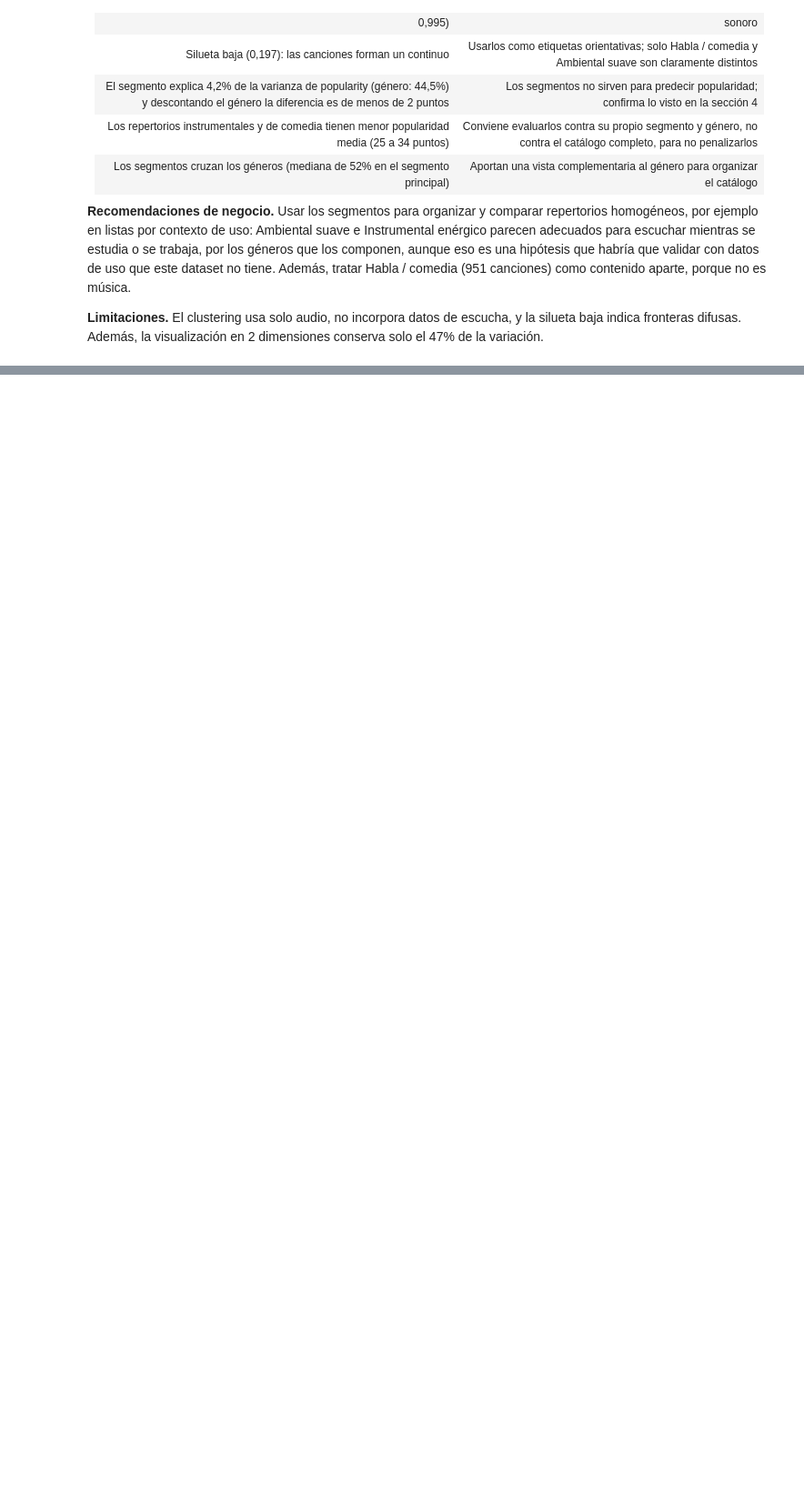
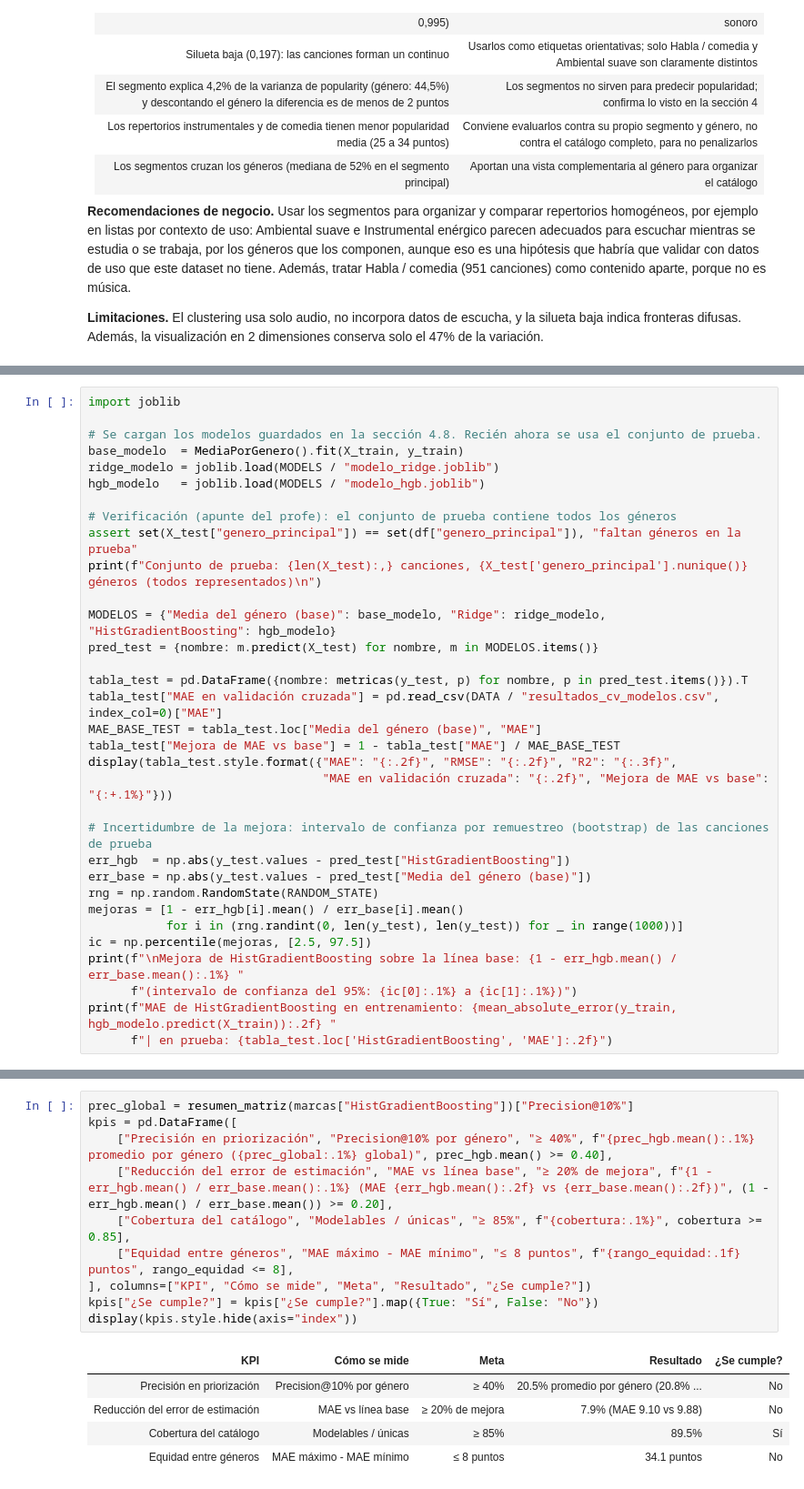
Before and after one commit to JeanBiza/ep-ml-spotify, a Jupyter notebook: notebook/EP2_ML.ipynb, the cells around one changed output, grey strips where cells are left out. Shown at 91% size. Cells and saved outputs as stored; diff of their text form; blank space fills up the shorter version.

```diff
--- a/notebook/EP2_ML.ipynb
+++ b/notebook/EP2_ML.ipynb
@@ -1228,0 +1241,33 @@ La **nitidez**, en cambio, es limitada. La silueta promedio (0,197) es baja y po
+# %%
+import joblib
+
+# Se cargan los modelos guardados en la sección 4.8. Recién ahora se usa el conjunto de prueba.
+base_modelo  = MediaPorGenero().fit(X_train, y_train)
+ridge_modelo = joblib.load(MODELS / "modelo_ridge.joblib")
+hgb_modelo   = joblib.load(MODELS / "modelo_hgb.joblib")
+
+# Verificación (apunte del profe): el conjunto de prueba contiene todos los géneros
+assert set(X_test["genero_principal"]) == set(df["genero_principal"]), "faltan géneros en la prueba"
+print(f"Conjunto de prueba: {len(X_test):,} canciones, {X_test['genero_principal'].nunique()} géneros (todos representados)\n")
+
+MODELOS = {"Media del género (base)": base_modelo, "Ridge": ridge_modelo, "HistGradientBoosting": hgb_modelo}
+pred_test = {nombre: m.predict(X_test) for nombre, m in MODELOS.items()}
+
+tabla_test = pd.DataFrame({nombre: metricas(y_test, p) for nombre, p in pred_test.items()}).T
+tabla_test["MAE en validación cruzada"] = pd.read_csv(DATA / "resultados_cv_modelos.csv", index_col=0)["MAE"]
+MAE_BASE_TEST = tabla_test.loc["Media del género (base)", "MAE"]
+tabla_test["Mejora de MAE vs base"] = 1 - tabla_test["MAE"] / MAE_BASE_TEST
+display(tabla_test.style.format({"MAE": "{:.2f}", "RMSE": "{:.2f}", "R2": "{:.3f}",
+                                 "MAE en validación cruzada": "{:.2f}", "Mejora de MAE vs base": "{:+.1%}"}))
+
+# Incertidumbre de la mejora: intervalo de confianza por remuestreo (bootstrap) de las canciones de prueba
+err_hgb  = np.abs(y_test.values - pred_test["HistGradientBoosting"])
+err_base = np.abs(y_test.values - pred_test["Media del género (base)"])
+rng = np.random.RandomState(RANDOM_STATE)
+mejoras = [1 - err_hgb[i].mean() / err_base[i].mean()
+           for i in (rng.randint(0, len(y_test), len(y_test)) for _ in range(1000))]
+ic = np.percentile(mejoras, [2.5, 97.5])
+print(f"\nMejora de HistGradientBoosting sobre la línea base: {1 - err_hgb.mean() / err_base.mean():.1%} "
+      f"(intervalo de confianza del 95%: {ic[0]:.1%} a {ic[1]:.1%})")
+print(f"MAE de HistGradientBoosting en entrenamiento: {mean_absolute_error(y_train, hgb_modelo.predict(X_train)):.2f} "
+      f"| en prueba: {tabla_test.loc['HistGradientBoosting', 'MAE']:.2f}")
@@ -1228,0 +1476,16 @@ La **nitidez**, en cambio, es limitada. La silueta promedio (0,197) es baja y po
+# %%
+prec_global = resumen_matriz(marcas["HistGradientBoosting"])["Precision@10%"]
+kpis = pd.DataFrame([
+    ["Precisión en priorización", "Precision@10% por género", "≥ 40%", f"{prec_hgb.mean():.1%} promedio por género ({prec_global:.1%} global)", prec_hgb.mean() >= 0.40],
+    ["Reducción del error de estimación", "MAE vs línea base", "≥ 20% de mejora", f"{1 - err_hgb.mean() / err_base.mean():.1%} (MAE {err_hgb.mean():.2f} vs {err_base.mean():.2f})", (1 - err_hgb.mean() / err_base.mean()) >= 0.20],
+    ["Cobertura del catálogo", "Modelables / únicas", "≥ 85%", f"{cobertura:.1%}", cobertura >= 0.85],
+    ["Equidad entre géneros", "MAE máximo - MAE mínimo", "≤ 8 puntos", f"{rango_equidad:.1f} puntos", rango_equidad <= 8],
+], columns=["KPI", "Cómo se mide", "Meta", "Resultado", "¿Se cumple?"])
+kpis["¿Se cumple?"] = kpis["¿Se cumple?"].map({True: "Sí", False: "No"})
+display(kpis.style.hide(axis="index"))
+# %% [output]
+| KPI | Cómo se mide | Meta | Resultado | ¿Se cumple? |
+| Precisión en priorización | Precision@10% por género | ≥ 40% | 20.5% promedio por género (20.8% ... | No |
+| Reducción del error de estimación | MAE vs línea base | ≥ 20% de mejora | 7.9% (MAE 9.10 vs 9.88) | No |
+| Cobertura del catálogo | Modelables / únicas | ≥ 85% | 89.5% | Sí |
+| Equidad entre géneros | MAE máximo - MAE mínimo | ≤ 8 puntos | 34.1 puntos | No |
```
Also changed, not shown: parts of 17 cells of this notebook.
